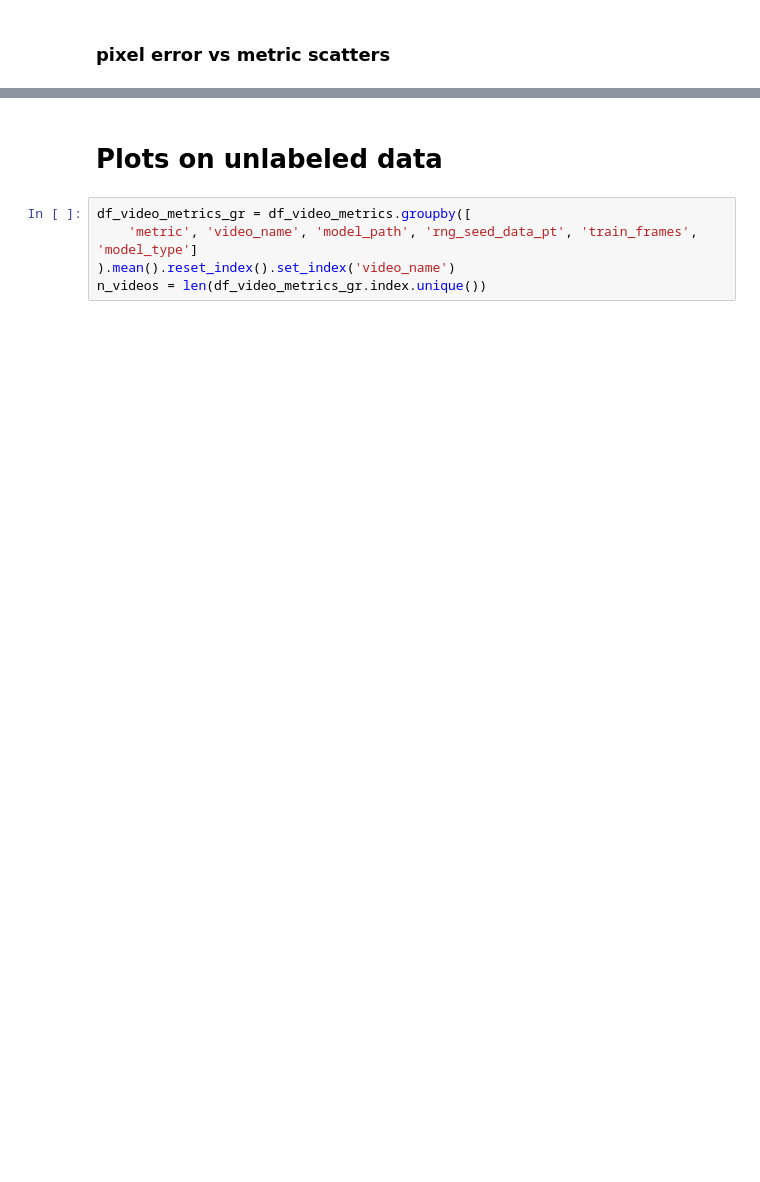
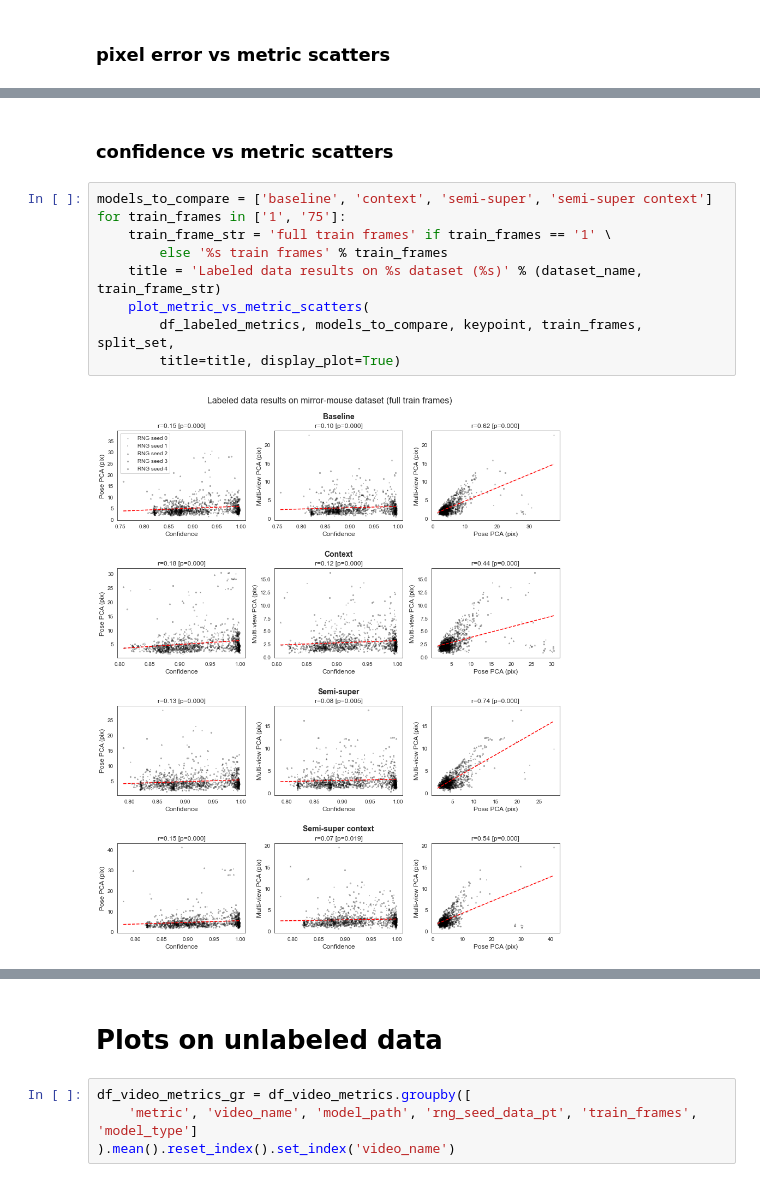
Before and after one commit to paninski-lab/tracking-diagnostics, a Jupyter notebook: notebooks/plot_metrics.ipynb, the cells around one changed output, grey strips where cells are left out. Drawn from its saved outputs; the diff is of its cells as text; blank space fills up the shorter version.

```diff
--- a/notebooks/plot_metrics.ipynb
+++ b/notebooks/plot_metrics.ipynb
@@ -179,0 +62,13 @@ plt.show()
+# %% [markdown]
+### confidence vs metric scatters
+# %%
+models_to_compare = ['baseline', 'context', 'semi-super', 'semi-super context']
+for train_frames in ['1', '75']:
+    train_frame_str = 'full train frames' if train_frames == '1' \
+        else '%s train frames' % train_frames
+    title = 'Labeled data results on %s dataset (%s)' % (dataset_name, train_frame_str)
+    plot_metric_vs_metric_scatters(
+        df_labeled_metrics, models_to_compare, keypoint, train_frames, split_set,
+        title=title, display_plot=True)
+# %% [output]
+[figure, added]
@@ -183,4 +79,3 @@ plt.show()
 df_video_metrics_gr = df_video_metrics.groupby([
     'metric', 'video_name', 'model_path', 'rng_seed_data_pt', 'train_frames', 'model_type']
 ).mean().reset_index().set_index('video_name')
-n_videos = len(df_video_metrics_gr.index.unique())
```
Also changed, not shown: parts of 11 cells of this notebook, 2 other files.
